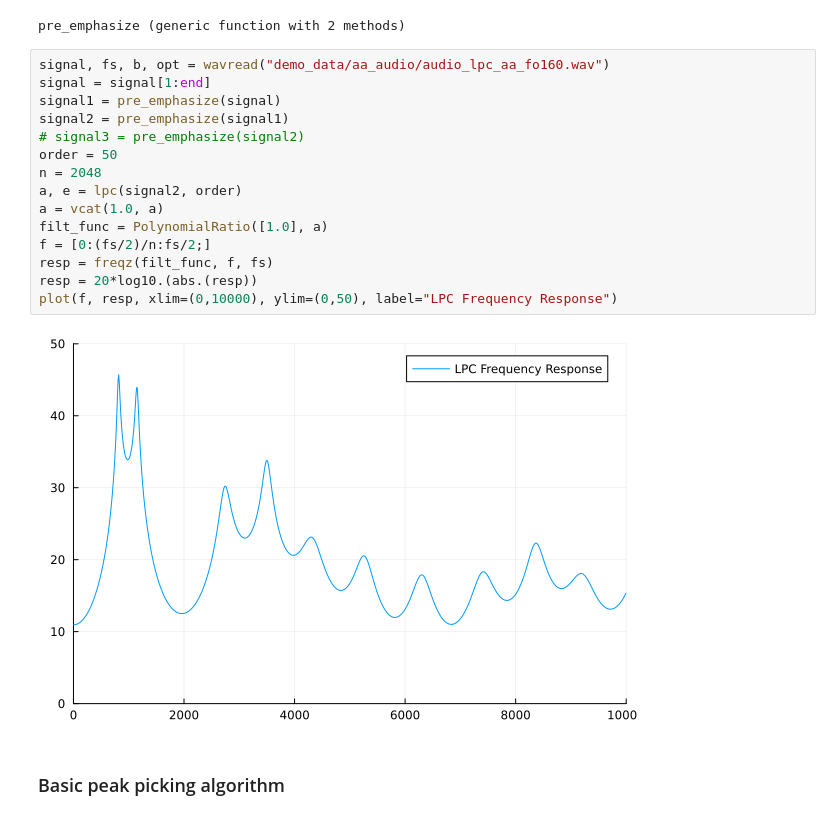
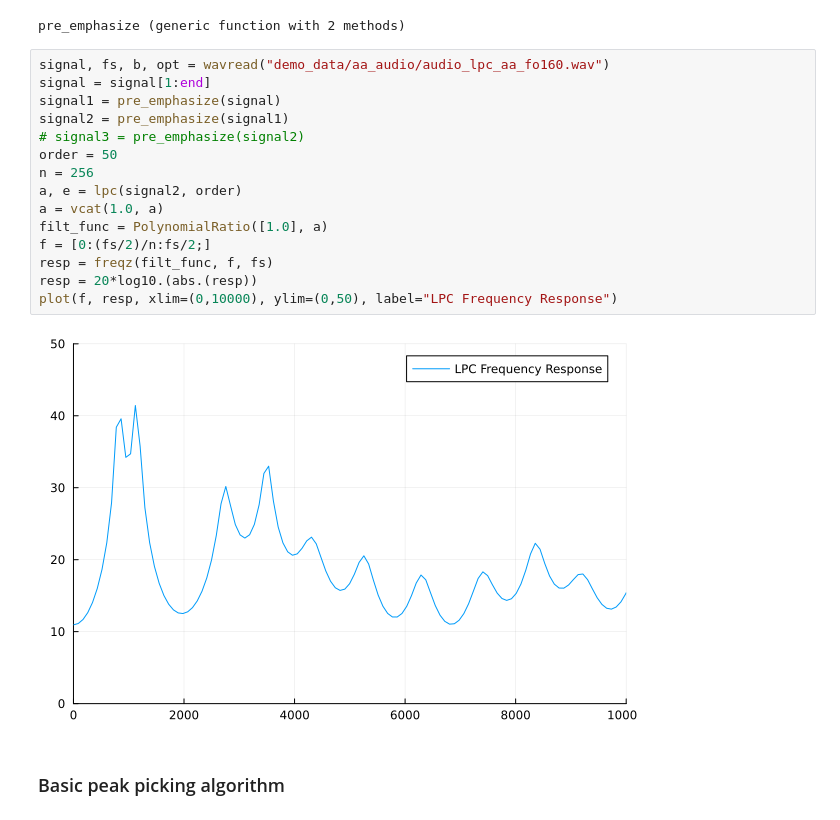
Before and after one commit to tschnoor/demonstration-notebooks, a Jupyter notebook: formant_tracker_demo.ipynb, the cells around one changed output. Drawn from its saved outputs; the diff is of its cells as text.

```diff
--- a/formant_tracker_demo.ipynb
+++ b/formant_tracker_demo.ipynb
@@ -17,20 +17,20 @@ pre_emphasize (generic function with 2 methods)
 # %%
 signal, fs, b, opt = wavread("demo_data/aa_audio/audio_lpc_aa_fo160.wav")
 signal = signal[1:end]
 signal1 = pre_emphasize(signal)
 signal2 = pre_emphasize(signal1)
 # signal3 = pre_emphasize(signal2)
 order = 50
-n = 2048
+n = 256
 a, e = lpc(signal2, order)
 a = vcat(1.0, a)
 filt_func = PolynomialRatio([1.0], a)
 f = [0:(fs/2)/n:fs/2;]
 resp = freqz(filt_func, f, fs)
 resp = 20*log10.(abs.(resp))
 plot(f, resp, xlim=(0,10000), ylim=(0,50), label="LPC Frequency Response")
 # %% [output]
-[figure, old version]
+[figure, new version]
 # %% [markdown]
 ### Basic peak picking algorithm
 # %%
```
Also changed, not shown: parts of 5 cells of this notebook.
